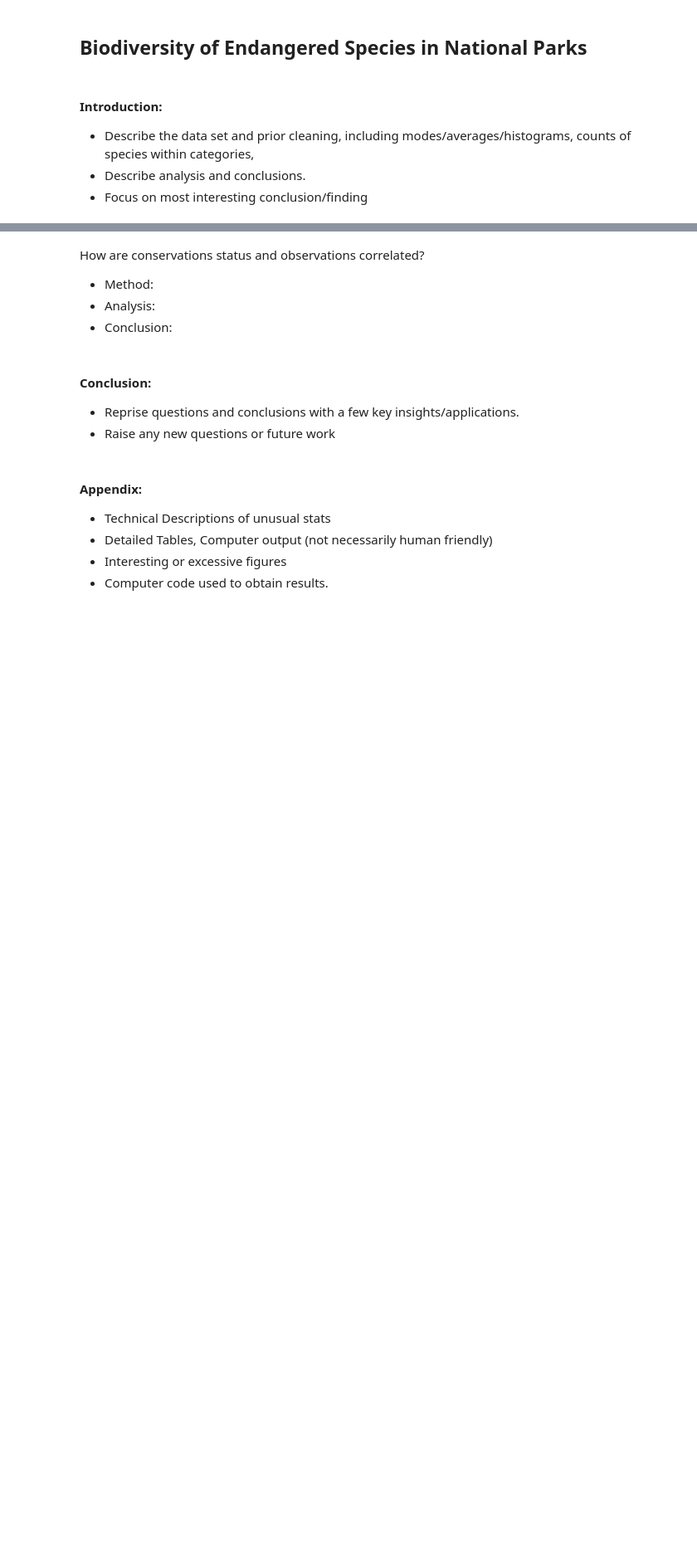
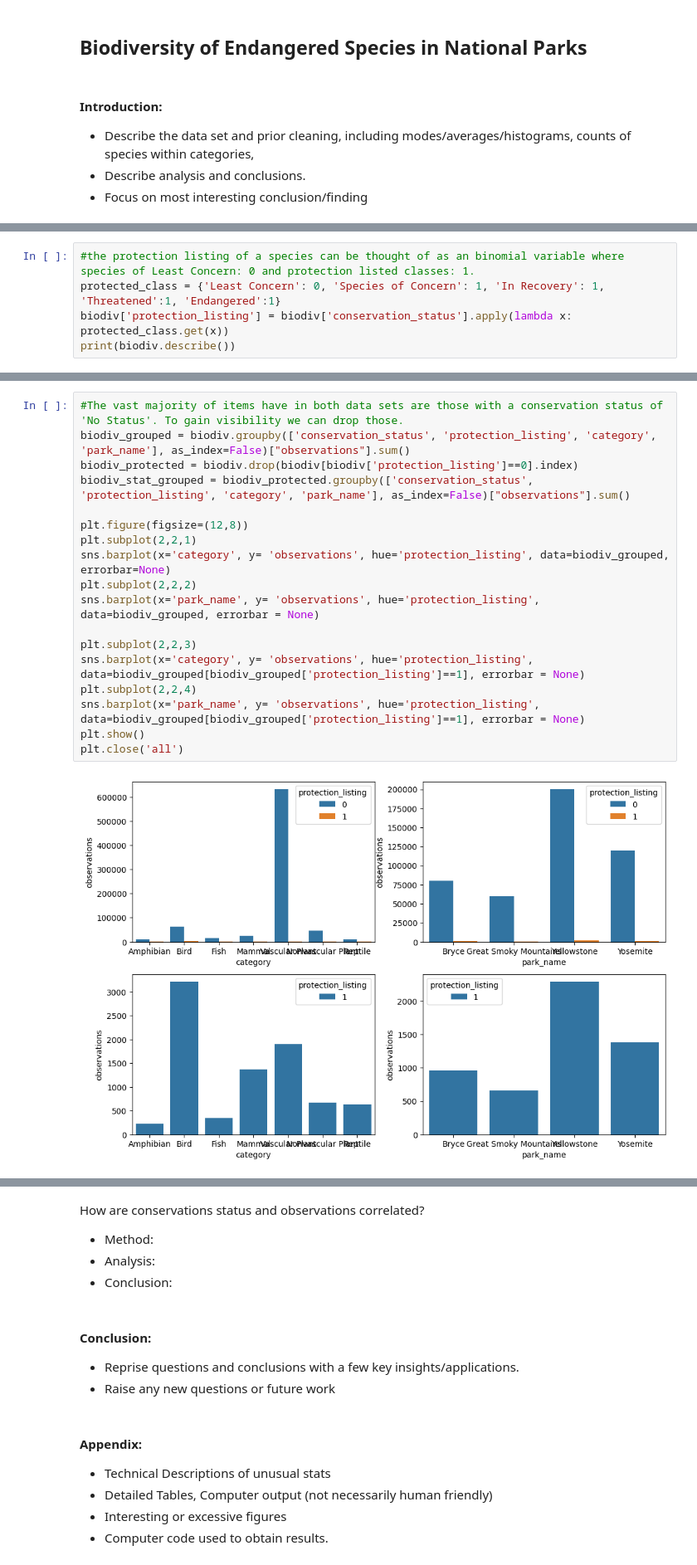
Before and after one commit to Matthewsabk/biodiversity, a Jupyter notebook: biodiversity.ipynb, the cells around one changed output, grey strips where cells are left out. Shown at 83% size. Drawn from its saved outputs; the diff is of its cells as text; blank space fills up the shorter version.

```diff
--- a/biodiversity.ipynb
+++ b/biodiversity.ipynb
@@ -138,0 +51,5 @@ plt.clf()
+# %%
+#the protection listing of a species can be thought of as an binomial variable where species of Least Concern: 0 and protection listed classes: 1.
+protected_class = {'Least Concern': 0, 'Species of Concern': 1, 'In Recovery': 1, 'Threatened':1, 'Endangered':1}
+biodiv['protection_listing'] = biodiv['conservation_status'].apply(lambda x: protected_class.get(x))
+print(biodiv.describe())
@@ -138,0 +66,20 @@ plt.clf()
+# %%
+#The vast majority of items have in both data sets are those with a conservation status of 'No Status'. To gain visibility we can drop those.
+biodiv_grouped = biodiv.groupby(['conservation_status', 'protection_listing', 'category', 'park_name'], as_index=False)["observations"].sum()
+biodiv_protected = biodiv.drop(biodiv[biodiv['protection_listing']==0].index)
+biodiv_stat_grouped = biodiv_protected.groupby(['conservation_status', 'protection_listing', 'category', 'park_name'], as_index=False)["observations"].sum()
+
+plt.figure(figsize=(12,8))
+plt.subplot(2,2,1)
+sns.barplot(x='category', y= 'observations', hue='protection_listing', data=biodiv_grouped, errorbar=None)
+plt.subplot(2,2,2)
+sns.barplot(x='park_name', y= 'observations', hue='protection_listing', data=biodiv_grouped, errorbar = None)
+
+plt.subplot(2,2,3)
+sns.barplot(x='category', y= 'observations', hue='protection_listing', data=biodiv_grouped[biodiv_grouped['protection_listing']==1], errorbar = None)
+plt.subplot(2,2,4)
+sns.barplot(x='park_name', y= 'observations', hue='protection_listing', data=biodiv_grouped[biodiv_grouped['protection_listing']==1], errorbar = None)
+plt.show()
+plt.close('all')
+# %% [output]
+[figure, added]
```
Also changed, not shown: parts of 27 cells of this notebook, 1 other file.
